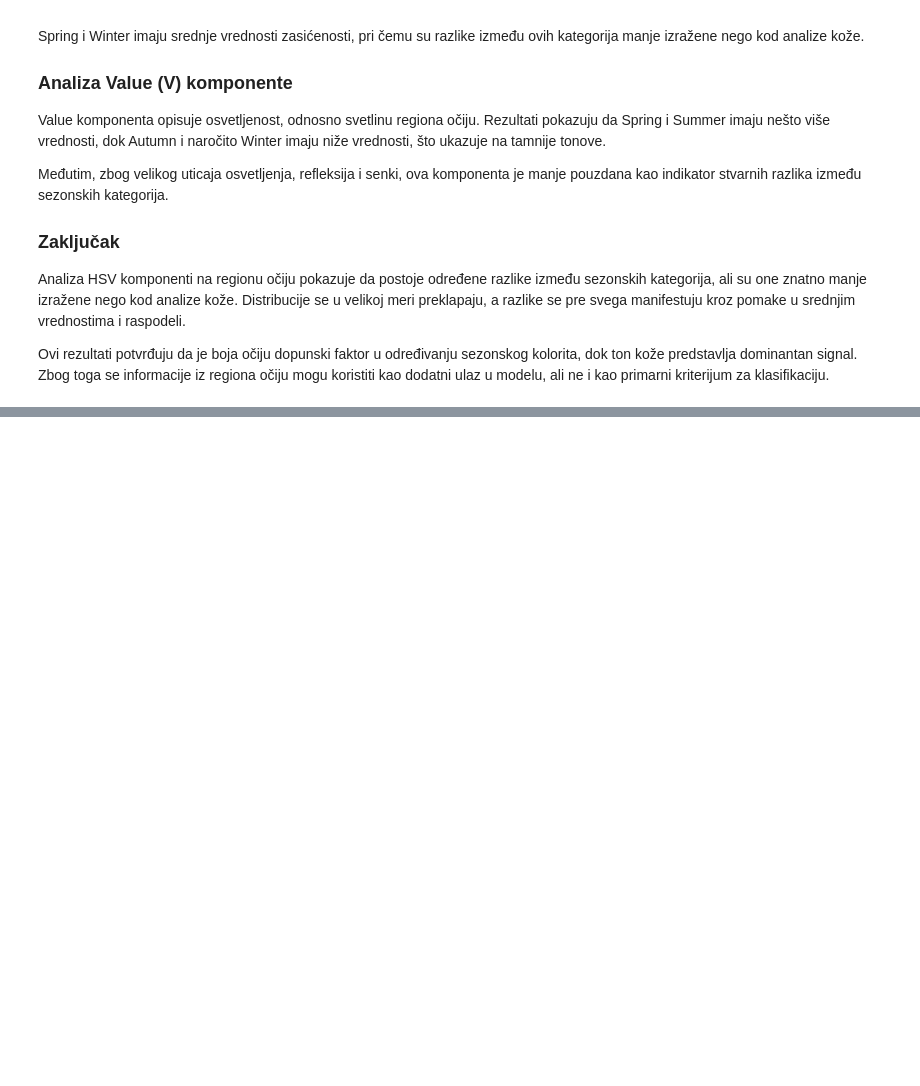
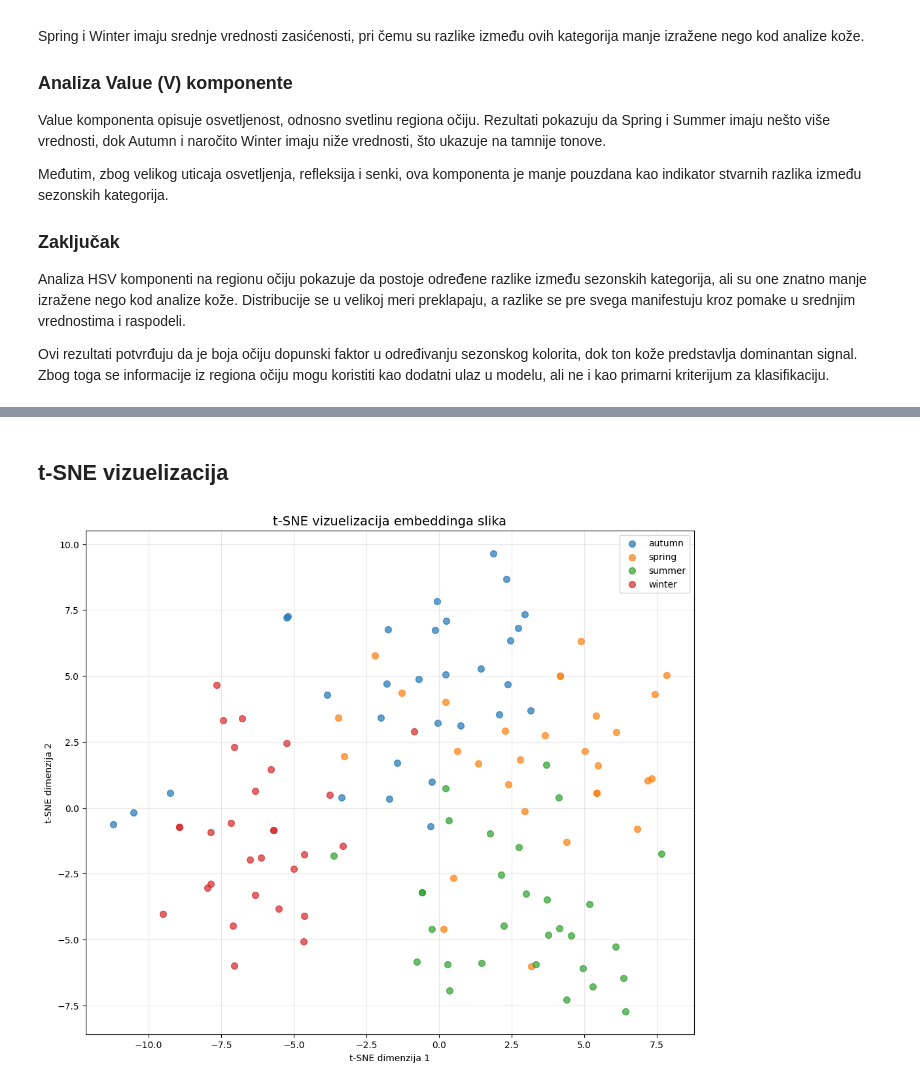
Before and after one commit to natasarad02/color-analysis-project, a Jupyter notebook: druga_kontrolna_tacka.ipynb, the cells around one changed output, grey strips where cells are left out. Drawn from its saved outputs; the diff is of its cells as text; code cells hidden in the pictures; blank space fills up the shorter version.

```diff
--- a/druga_kontrolna_tacka.ipynb
+++ b/druga_kontrolna_tacka.ipynb
@@ -689,0 +916,6 @@ Ovi rezultati potvrđuju da je boja očiju dopunski faktor u određivanju sezons
+# %% [markdown]
+## t-SNE vizuelizacija
+# %%
+viz.visualize_tsne(test_loader, max_samples=300)
+# %% [output]
+[figure, added]
```
Also changed, not shown: parts of 7 cells of this notebook, 1 other file.
